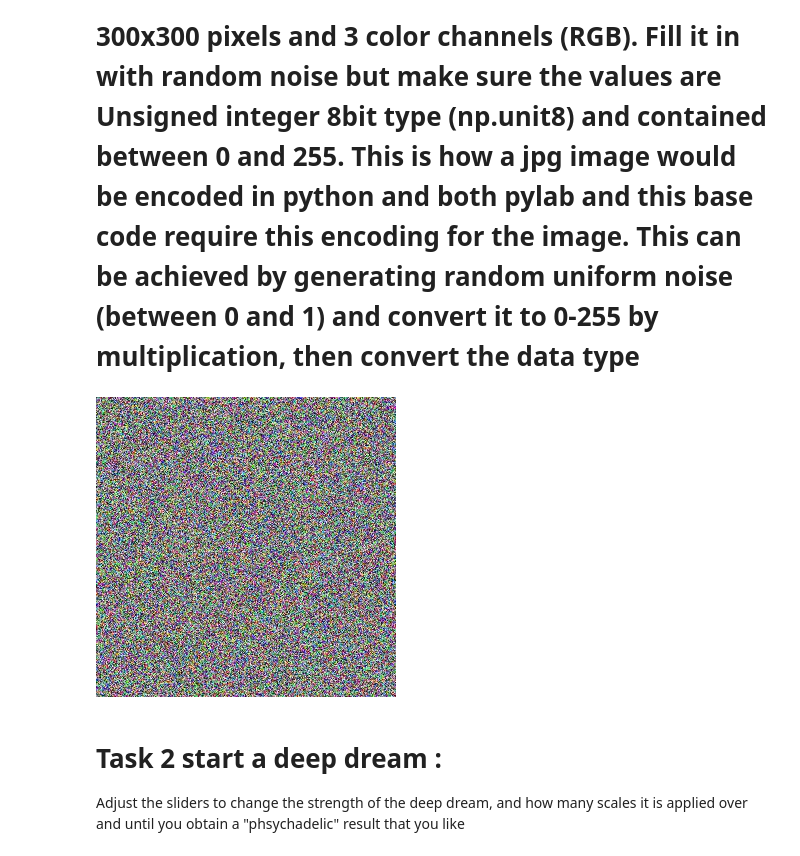
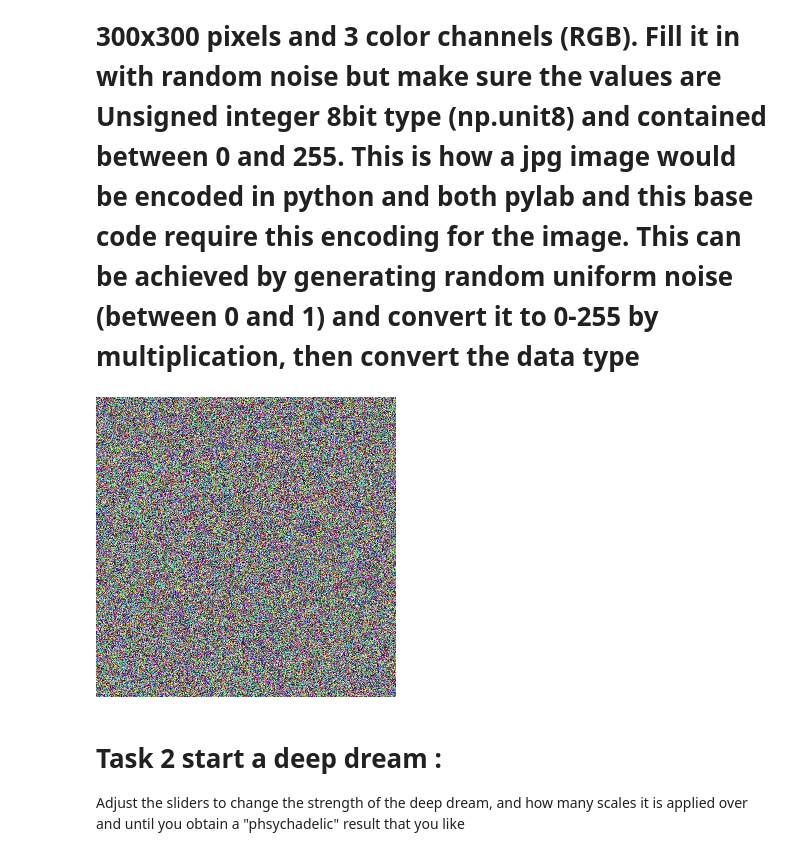
Before and after one commit to narayan-paudel/DSPS_EPAUDEL, a Jupyter notebook: HW12_ePaudel/DSPS2019_deepdream.ipynb, the cells around one changed output. Cells and saved outputs as stored; diff of their text form; code cells hidden in the pictures.

```diff
--- a/HW12_ePaudel/DSPS2019_deepdream.ipynb
+++ b/HW12_ePaudel/DSPS2019_deepdream.ipynb
@@ -69,11 +69,13 @@ def showarray(a, fmt='jpeg'):
     display(Image(data=f.getvalue()))
 # %% [markdown]
 # Task 1: Create a random noise "image": an array of 300x300 pixels and 3 color channels (RGB). Fill it in with random noise but make sure the values are Unsigned integer 8bit type (np.unit8) and contained between 0 and 255. This is how a jpg image would be encoded in python and both pylab and this base code require this encoding for the image.  This can be achieved by generating random uniform noise (between 0 and 1) and convert it to 0-255 by multiplication, then convert the data type
-# %%
-rnd = ...
-showarray(rnd)
-# %% [output]
-[figure, removed]
+# %%
+np.random.seed(108) #sets random seed for reproducibility
+#creates 300*300*3 array for random noise image
+rnd = (np.random.uniform(low=0.0,high=1.0,size=(300,300,3))*255).astype(np.uint8)
+showarray(rnd)
+# %% [output]
+[figure, added]
 # %%
 # These parameters let us control the strenth of the deepdream.
 octave_n = 4
```
Also changed, not shown: parts of 13 cells of this notebook, 5 other files.
